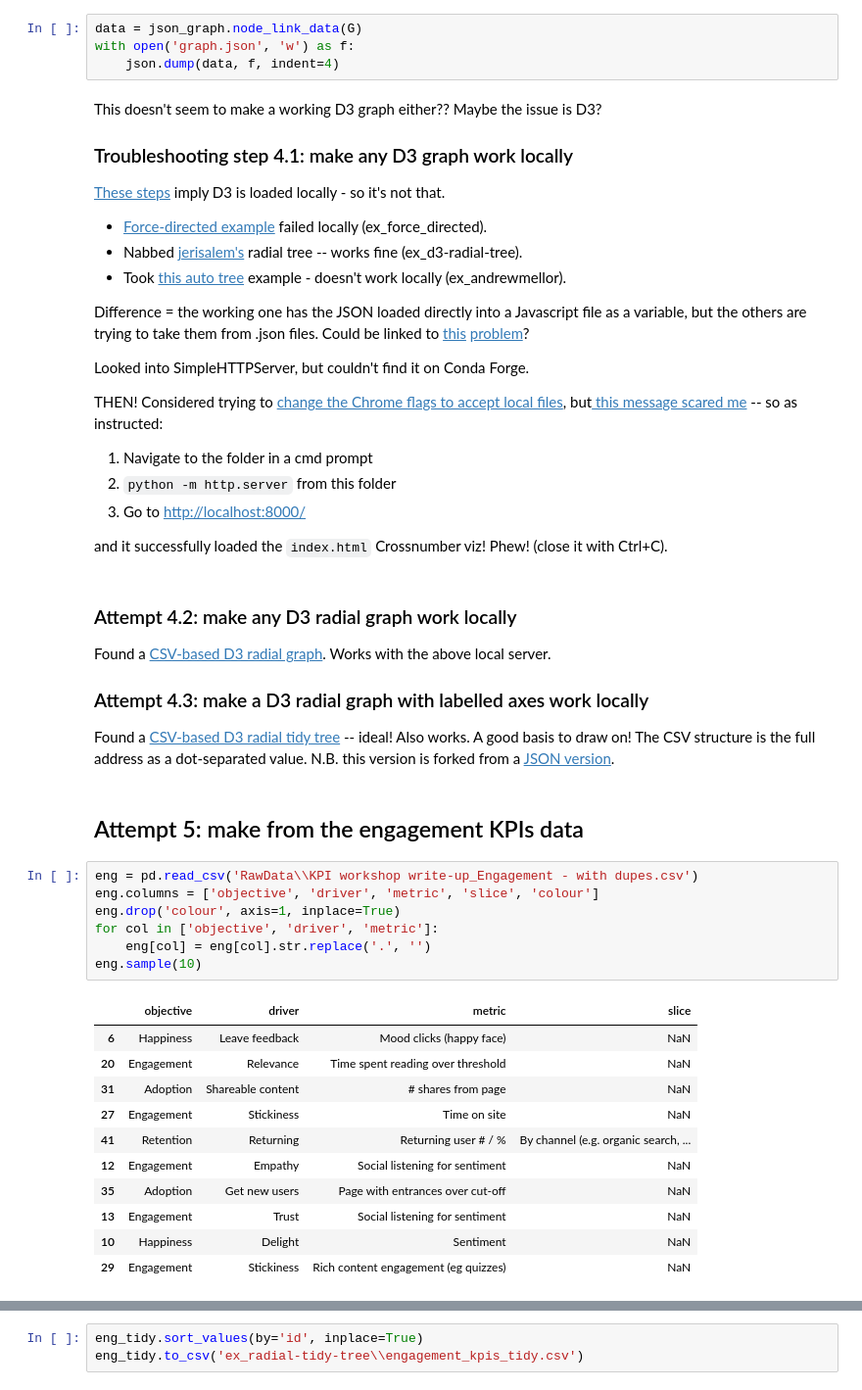
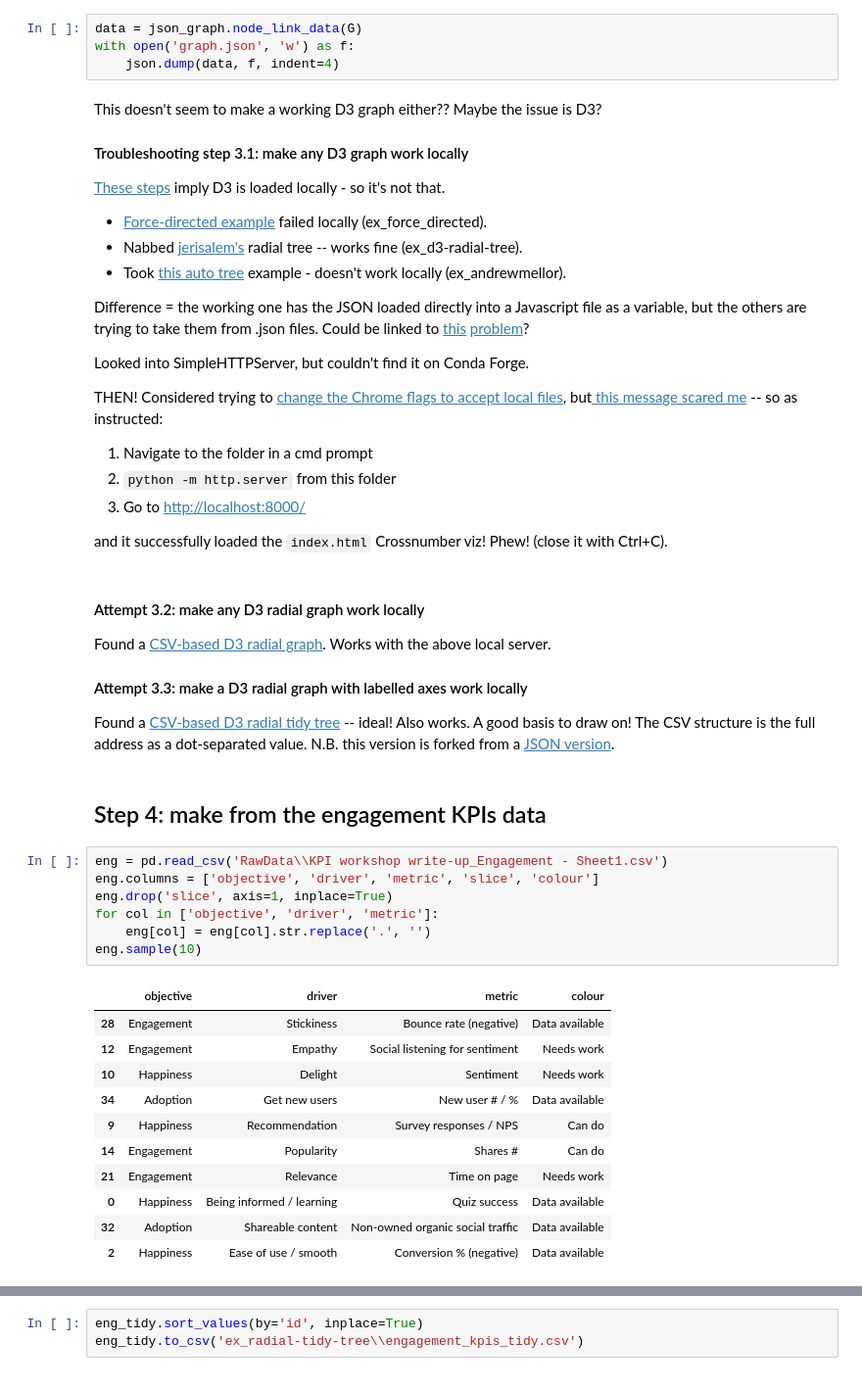
Before and after one commit to SWannell/engagement-kpi-mapping, a Jupyter notebook: TreeViz.ipynb, the cells around one changed output, grey strips where cells are left out. Shown: that part at 98% size. Drawn from its saved outputs; the diff is of its cells as text.

Commit message:
Coloured nodes

````diff
--- a/TreeViz.ipynb
+++ b/TreeViz.ipynb
@@ -280,7 +280,7 @@ with open('graph.json', 'w') as f:
 # %% [markdown]
 This doesn't seem to make a working D3 graph either?? Maybe the issue is D3?
 
-### Troubleshooting step 4.1: make any D3 graph work locally
+#### Troubleshooting step 3.1: make any D3 graph work locally
 
 [These steps](https://www.dashingd3js.com/d3js-first-steps) imply D3 is loaded locally - so it's not that.
 
@@ -300,32 +300,32 @@ THEN! Considered trying to [change the Chrome flags to accept local files](https
 
 and it successfully loaded the ```index.html``` Crossnumber viz! Phew! (close it with Ctrl+C).
 # %% [markdown]
-### Attempt 4.2: make any D3 radial graph work locally
+#### Attempt 3.2: make any D3 radial graph work locally
 
 Found a [CSV-based D3 radial graph](https://bl.ocks.org/denjn5/4cc1a43f41efdc0ae6b7a1bf6a7d5e4e). Works with the above local server.
 
-### Attempt 4.3: make a D3 radial graph with labelled axes work locally
+#### Attempt 3.3: make a D3 radial graph with labelled axes work locally
 
 Found a [CSV-based D3 radial tidy tree](https://blockbuilder.org/FrissAnalytics/974dc299c5bc79cc5fd7ee9fa1b0b366) -- ideal! Also works. A good basis to draw on! The CSV structure is the full address as a dot-separated value. N.B. this version is forked from a [JSON version](https://observablehq.com/@d3/radial-tidy-tree).
 # %% [markdown]
-## Attempt 5: make from the engagement KPIs data
+## Step 4: make from the engagement KPIs data
 # %%
-eng = pd.read_csv('RawData\\KPI workshop write-up_Engagement - with dupes.csv')
+eng = pd.read_csv('RawData\\KPI workshop write-up_Engagement - Sheet1.csv')
 eng.columns = ['objective', 'driver', 'metric', 'slice', 'colour']
-eng.drop('colour', axis=1, inplace=True)
+eng.drop('slice', axis=1, inplace=True)
 for col in ['objective', 'driver', 'metric']:
     eng[col] = eng[col].str.replace('.', '')
 eng.sample(10)
 # %% [output]
-|  | objective | driver | metric | slice |
-| 6 | Happiness | Leave feedback | Mood clicks (happy face) | NaN |
-| 20 | Engagement | Relevance | Time spent reading over threshold | NaN |
-| 31 | Adoption | Shareable content | # shares from page | NaN |
-| 27 | Engagement | Stickiness | Time on site | NaN |
-| 41 | Retention | Returning | Returning user # / % | By channel (e.g. organic search, ... |
-| 12 | Engagement | Empathy | Social listening for sentiment | NaN |
-| 35 | Adoption | Get new users | Page with entrances over cut-off | NaN |
-| 13 | Engagement | Trust | Social listening for sentiment | NaN |
-| 10 | Happiness | Delight | Sentiment | NaN |
-| 29 | Engagement | Stickiness | Rich content engagement (eg quizzes) | NaN |
+|  | objective | driver | metric | colour |
+| 28 | Engagement | Stickiness | Bounce rate (negative) | Data available |
+| 12 | Engagement | Empathy | Social listening for sentiment | Needs work |
+| 10 | Happiness | Delight | Sentiment | Needs work |
+| 34 | Adoption | Get new users | New user # / % | Data available |
+| 9 | Happiness | Recommendation | Survey responses / NPS | Can do |
+| 14 | Engagement | Popularity | Shares # | Can do |
+| 21 | Engagement | Relevance | Time on page | Needs work |
+| 0 | Happiness | Being informed / learning | Quiz success | Data available |
+| 32 | Adoption | Shareable content | Non-owned organic social traffic | Data available |
+| 2 | Happiness | Ease of use / smooth | Conversion % (negative) | Data available |
 # %%
````
Also changed, not shown: parts of 4 cells of this notebook, 4 other files.
